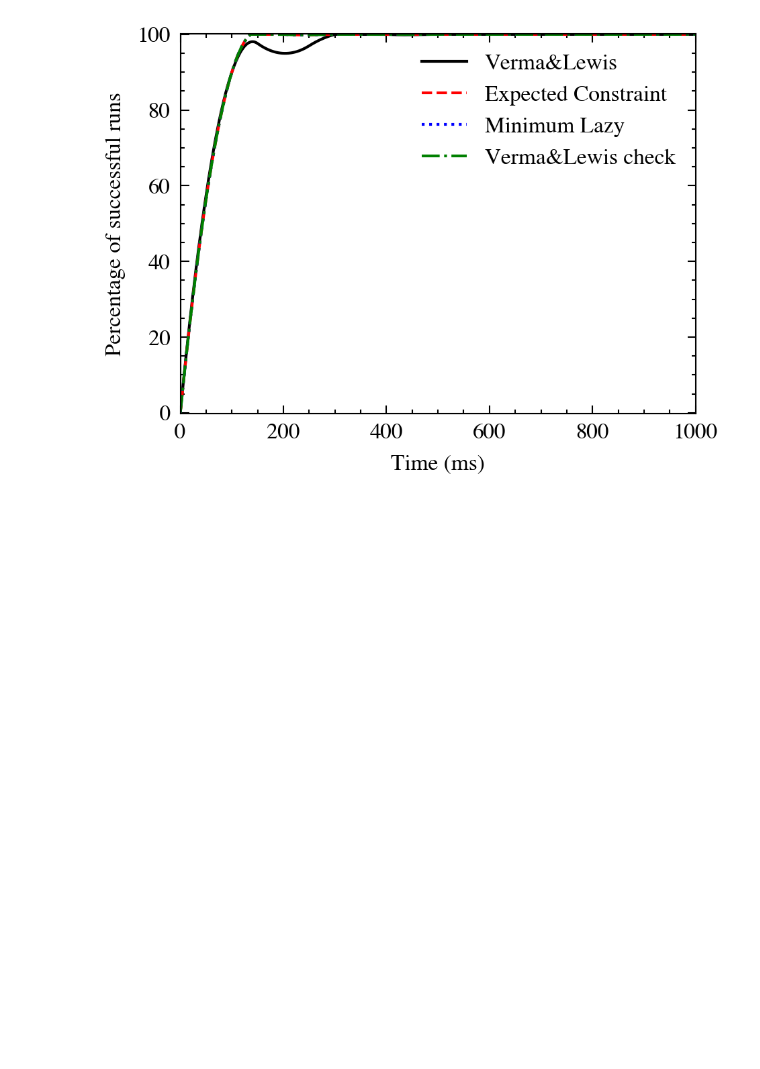
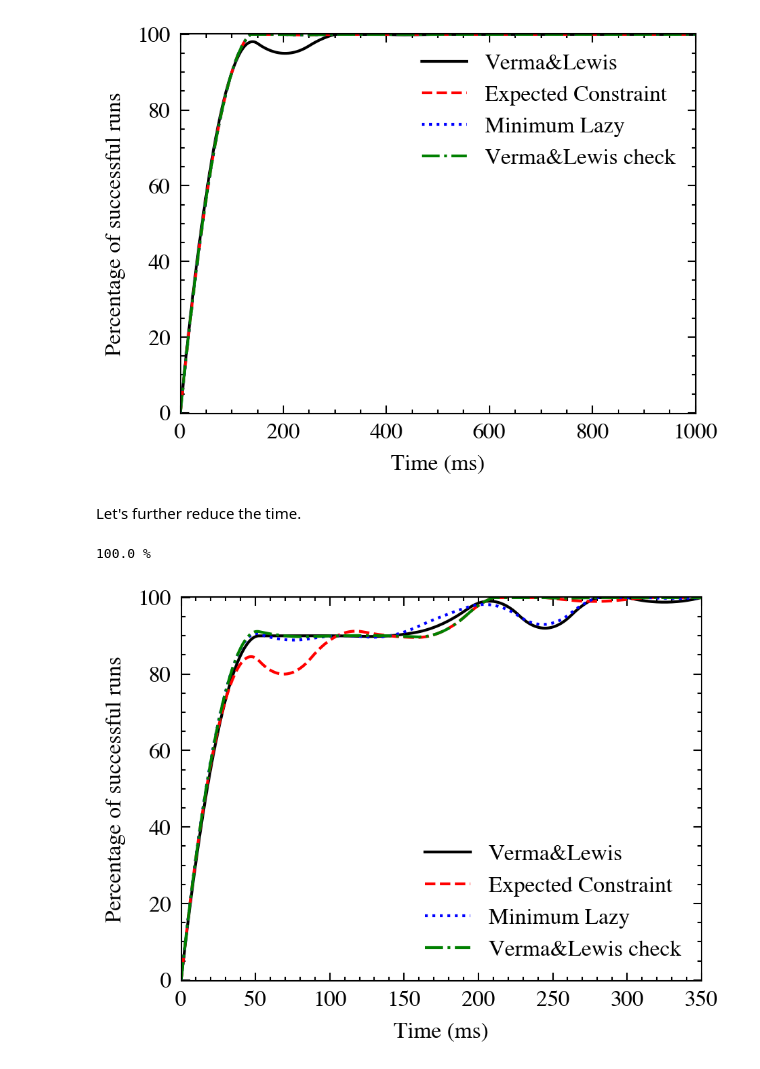
Before and after one commit to rienath/Estimating-Penalty-Coefficients-for-QUBO-Problems, a Jupyter notebook: Project and Deliverables/Implementation/Notebooks/Run Length-Time Distribution.ipynb, the cells around one changed output. Cells and saved outputs as stored; diff of their text form; code cells hidden in the pictures; blank space fills up the shorter version.

```diff
--- a/Project and Deliverables/Implementation/Notebooks/Run Length-Time Distribution.ipynb
+++ b/Project and Deliverables/Implementation/Notebooks/Run Length-Time Distribution.ipynb
@@ -146,3 +150,7 @@ Figure.run_distribution(data, minimisation, sa_sampler, 1000, 100, num_reads=30,
+# %%
+%time
+sa_sampler = neal.SimulatedAnnealingSampler()
+dist = Figure.run_distribution(data, minimisation, sa_sampler, 150, 30, num_reads=30, repeats=1)
 # %% [markdown]
 ## Tabu Search Run Time Distribution
 # %% [markdown]
@@ -153,3 +161,11 @@ dist = Figure.run_distribution(data, minimisation, tabu_sampler, 1000, 100, repe
 # %% [output]
 100.0 %
 [figure]
+# %% [markdown]
+Let's further reduce the time.
+# %%
+tabu_sampler = tabu.TabuSampler()
+dist = Figure.run_distribution(data, minimisation, tabu_sampler, 350, 35, repeats=10)
+# %% [output]
+100.0 %
+[figure, added]
```
Also changed, not shown: parts of 2 cells of this notebook.
